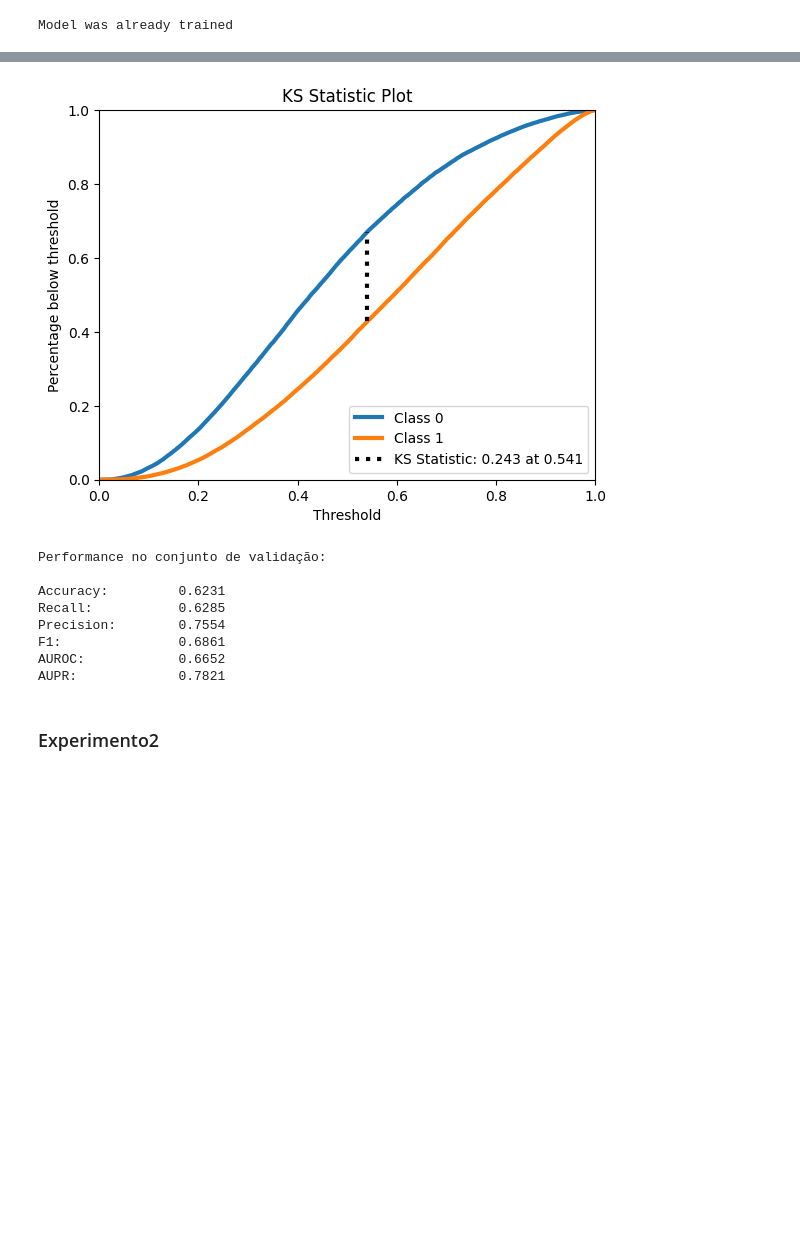
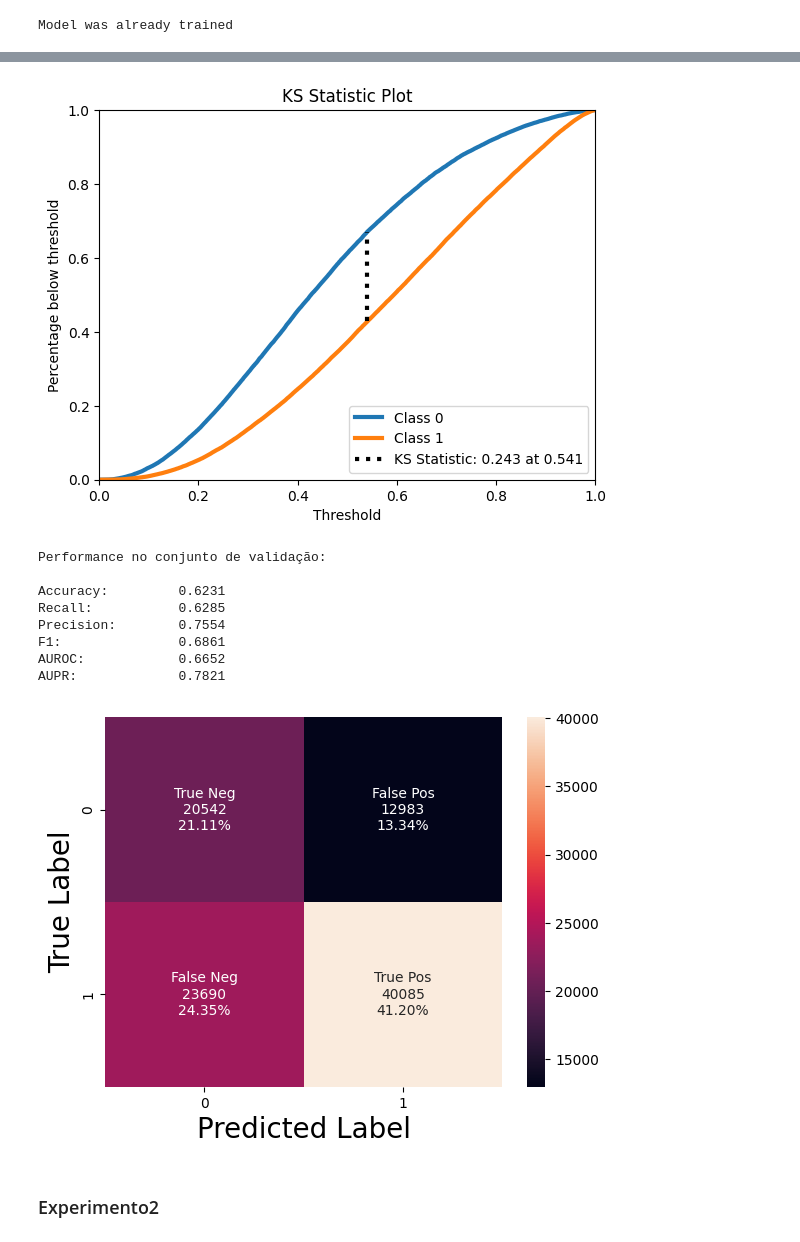
Before and after one commit to aasb2/neural-networks, a Jupyter notebook: Projeto Final.ipynb, the cells around one changed output, grey strips where cells are left out. Cells and saved outputs as stored; diff of their text form; code cells hidden in the pictures; blank space fills up the shorter version.

```diff
--- a/Projeto Final.ipynb
+++ b/Projeto Final.ipynb
@@ -630,19 +674,21 @@ AUPR:             0.7523
 # %%
 mlp_pred_class = mlp_ens.predict(x_test)
 mlp_pred_scores = mlp_ens.predict_proba(x_test)
 accuracy, recall, precision, f1, auroc, aupr = metrics.compute_performance_metrics(y_test, mlp_pred_class, mlp_pred_scores)
 print('Performance no conjunto de validação:')
 metrics.print_metrics_summary(accuracy, recall, precision, f1, auroc, aupr)
+metrics.plot_confusion_matrix(y_test, mlp_pred_class)
 # %% [output]
 [figure]
 Performance no conjunto de validação:
 
 Accuracy:         0.6231
 Recall:           0.6285
 Precision:        0.7554
 F1:               0.6861
 AUROC:            0.6652
 AUPR:             0.7821
+[figure, added]
 # %% [markdown]
 ### Experimento2
 # %%
```
Also changed, not shown: parts of 39 cells of this notebook, 1 other file.
